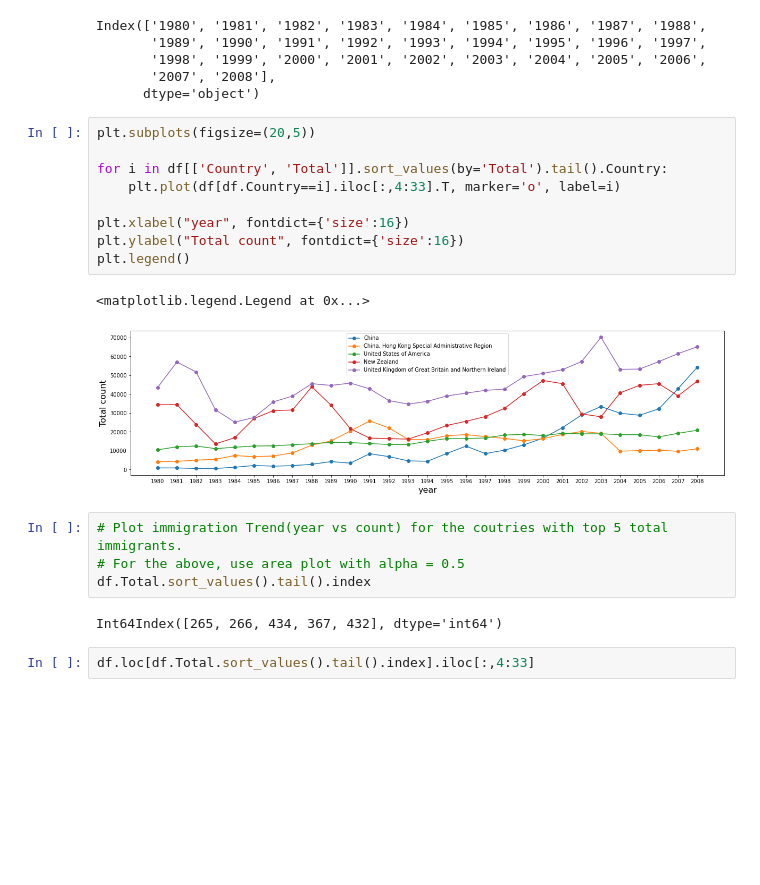
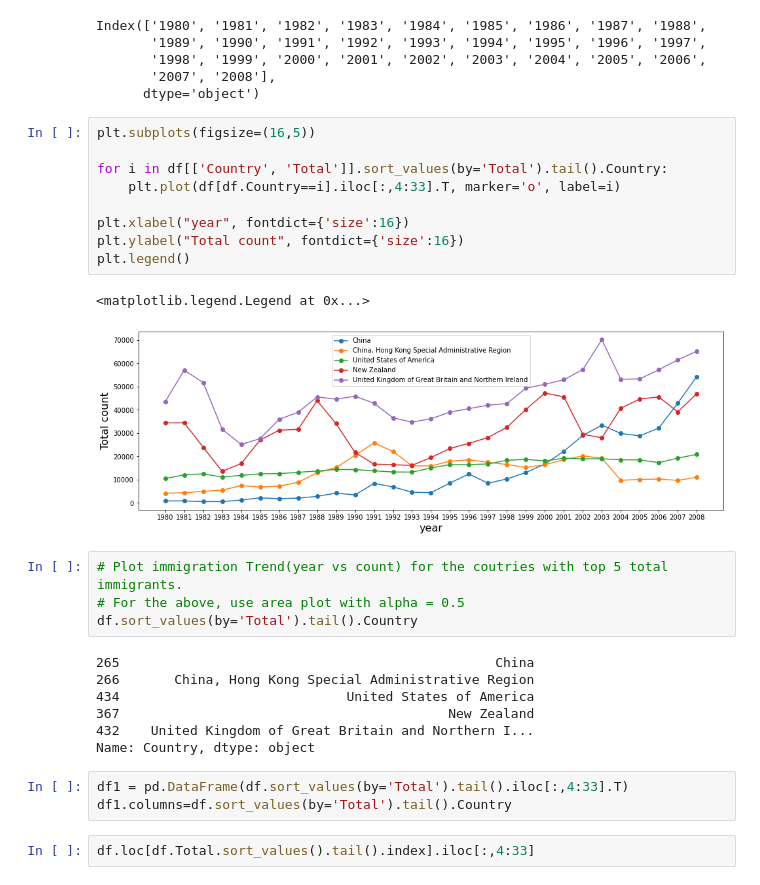
Before and after one commit to leangaurav/dsc_weekennd_2020_08_30, a Jupyter notebook: Assignments/Lino/Immigrants/AustraliaImmigrantsMatplotlib.ipynb, the cells around one changed output. Drawn from its saved outputs; the diff is of its cells as text; blank space fills up the shorter version.

```diff
--- a/Assignments/Lino/Immigrants/AustraliaImmigrantsMatplotlib.ipynb
+++ b/Assignments/Lino/Immigrants/AustraliaImmigrantsMatplotlib.ipynb
@@ -246,23 +252,31 @@ Index(['1980', '1981', '1982', '1983', '1984', '1985', '1986', '1987', '1988',
        '2007', '2008'],
       dtype='object')
 # %%
-plt.subplots(figsize=(20,5))
+plt.subplots(figsize=(16,5))
 
 for i in df[['Country', 'Total']].sort_values(by='Total').tail().Country:
     plt.plot(df[df.Country==i].iloc[:,4:33].T, marker='o', label=i)
 
 plt.xlabel("year", fontdict={'size':16})
 plt.ylabel("Total count", fontdict={'size':16})
 plt.legend()
 # %% [output]
 <matplotlib.legend.Legend at 0x...>
-[figure, old version]
+[figure, new version]
 # %%
 # Plot immigration Trend(year vs count) for the coutries with top 5 total immigrants.
 # For the above, use area plot with alpha = 0.5
-df.Total.sort_values().tail().index
+df.sort_values(by='Total').tail().Country
 # %% [output]
-Int64Index([265, 266, 434, 367, 432], dtype='int64')
+265                                                China
+266       China, Hong Kong Special Administrative Region
+434                             United States of America
+367                                          New Zealand
+432    United Kingdom of Great Britain and Northern I...
+Name: Country, dtype: object
+# %%
+df1 = pd.DataFrame(df.sort_values(by='Total').tail().iloc[:,4:33].T)
+df1.columns=df.sort_values(by='Total').tail().Country
 # %%
 df.loc[df.Total.sort_values().tail().index].iloc[:,4:33]
 # %% [output]
```
Also changed, not shown: parts of 8 cells of this notebook.
